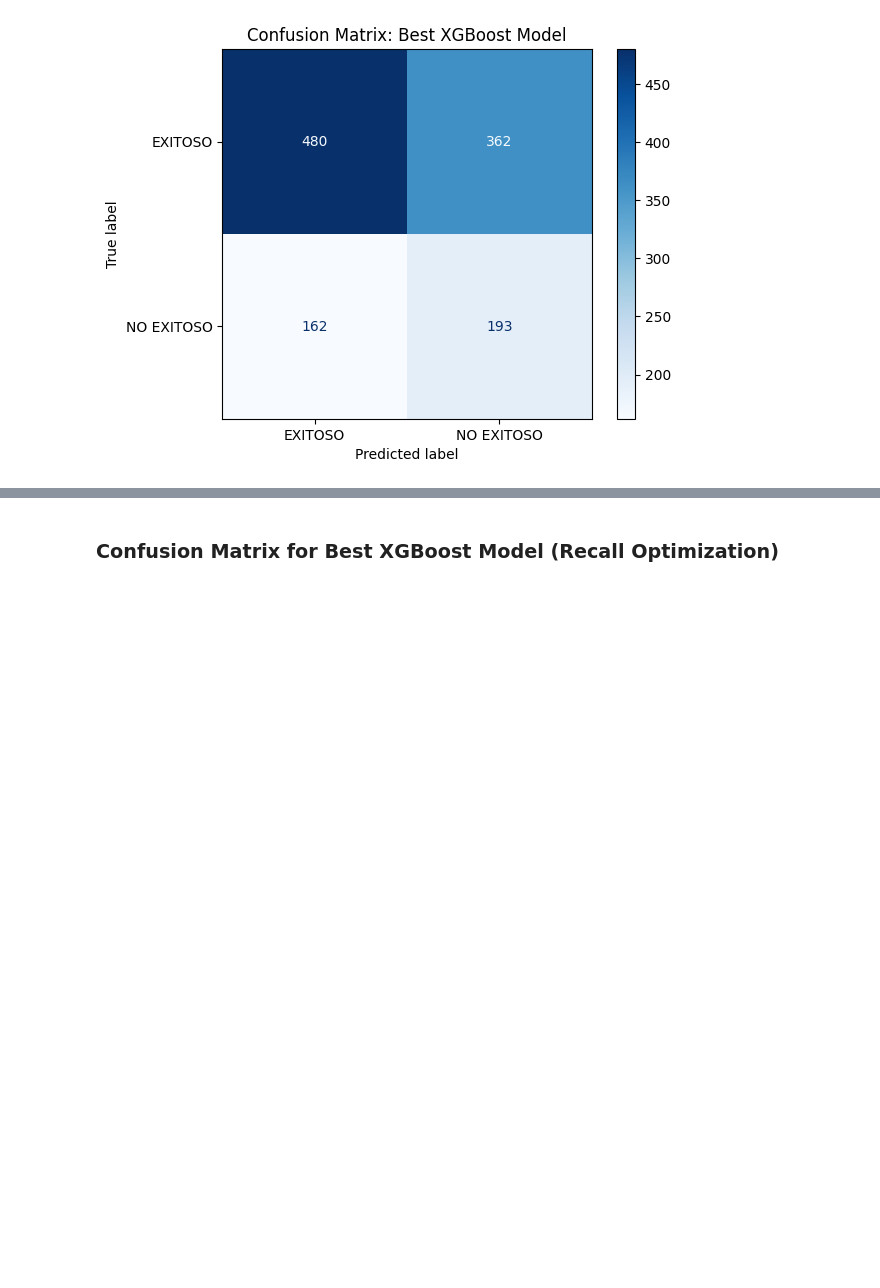
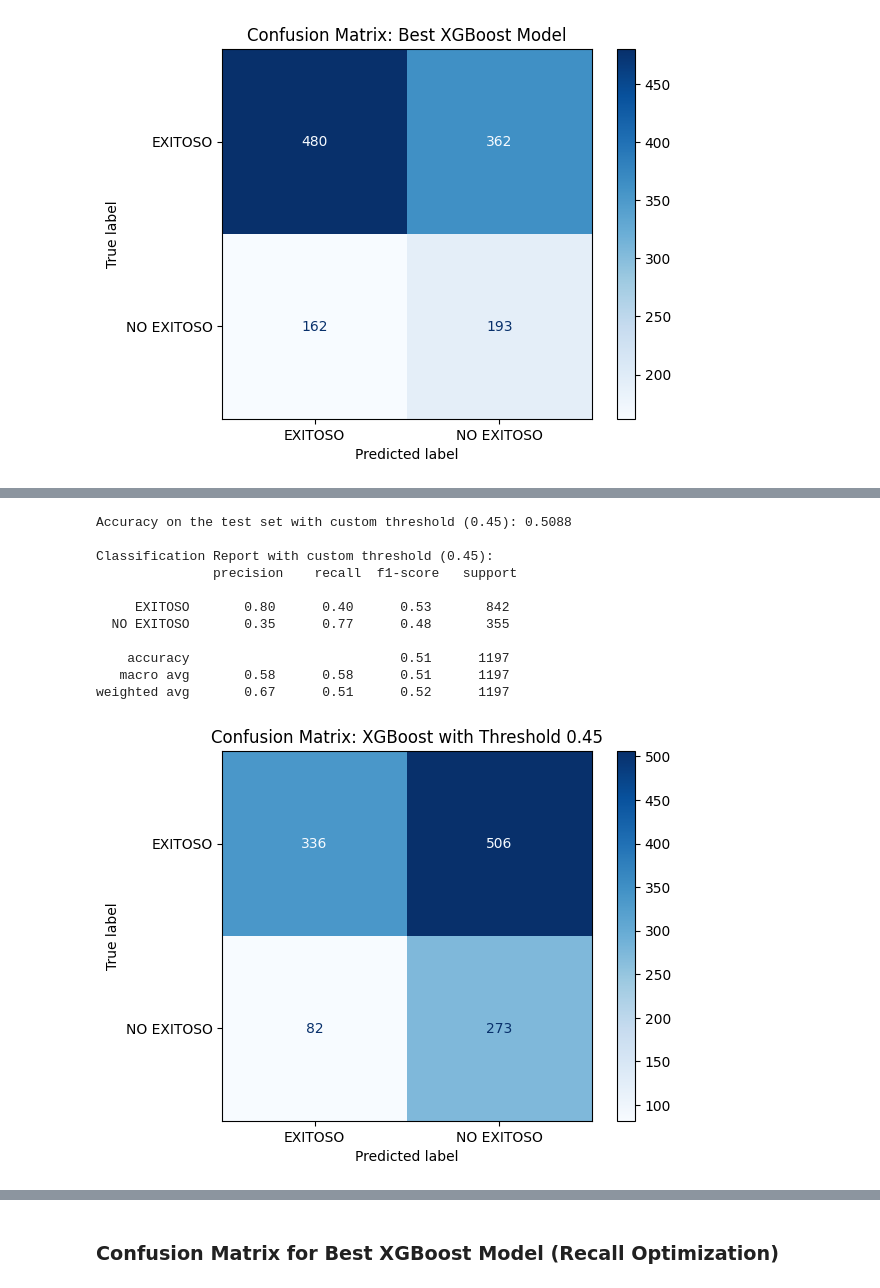
Before and after one commit to Andrea-125478/MCD, a Jupyter notebook: Artefacto.ipynb, the cells around one changed output, grey strips where cells are left out. Drawn from its saved outputs; the diff is of its cells as text; code cells hidden in the pictures; blank space fills up the shorter version.

```diff
--- a/Artefacto.ipynb
+++ b/Artefacto.ipynb
@@ -685,0 +715,40 @@ To further improve the recall of the minority class ('NO EXITOSO'), we will re-r
+# %%
+import numpy as np
+import matplotlib.pyplot as plt
+from sklearn.metrics import accuracy_score, classification_report, confusion_matrix, ConfusionMatrixDisplay
+
+# Define the chosen threshold
+custom_threshold = 0.45
+
+# Get predicted probabilities for the positive class ('NO EXITOSO' which is encoded as 1)
+y_pred_proba = best_xgb_model_recall.predict_proba(X_test)[:, 1]
+
+# Apply the custom threshold
+y_pred_custom_threshold = (y_pred_proba >= custom_threshold).astype(int)
+
+# Evaluate the model with the custom threshold
+accuracy_custom_threshold = accuracy_score(y_test_encoded, y_pred_custom_threshold)
+report_custom_threshold = classification_report(y_test_encoded, y_pred_custom_threshold, target_names=['EXITOSO', 'NO EXITOSO'])
+
+print(f"\nAccuracy on the test set with custom threshold ({custom_threshold:.2f}): {accuracy_custom_threshold:.4f}")
+print(f"\nClassification Report with custom threshold ({custom_threshold:.2f}):\n", report_custom_threshold)
+
+# Display the Confusion Matrix for the custom threshold
+cm_custom_threshold = confusion_matrix(y_test_encoded, y_pred_custom_threshold)
+disp_custom_threshold = ConfusionMatrixDisplay(confusion_matrix=cm_custom_threshold, display_labels=['EXITOSO', 'NO EXITOSO'])
+disp_custom_threshold.plot(cmap=plt.cm.Blues)
+plt.title(f'Confusion Matrix: XGBoost with Threshold {custom_threshold:.2f}')
+plt.show()
+# %% [output]
+Accuracy on the test set with custom threshold (0.45): 0.5088
+
+Classification Report with custom threshold (0.45):
+               precision    recall  f1-score   support
+
+     EXITOSO       0.80      0.40      0.53       842
+  NO EXITOSO       0.35      0.77      0.48       355
+
+    accuracy                           0.51      1197
+   macro avg       0.58      0.58      0.51      1197
+weighted avg       0.67      0.51      0.52      1197
+[figure, added]
```
Also changed, not shown: parts of 12 cells of this notebook.
